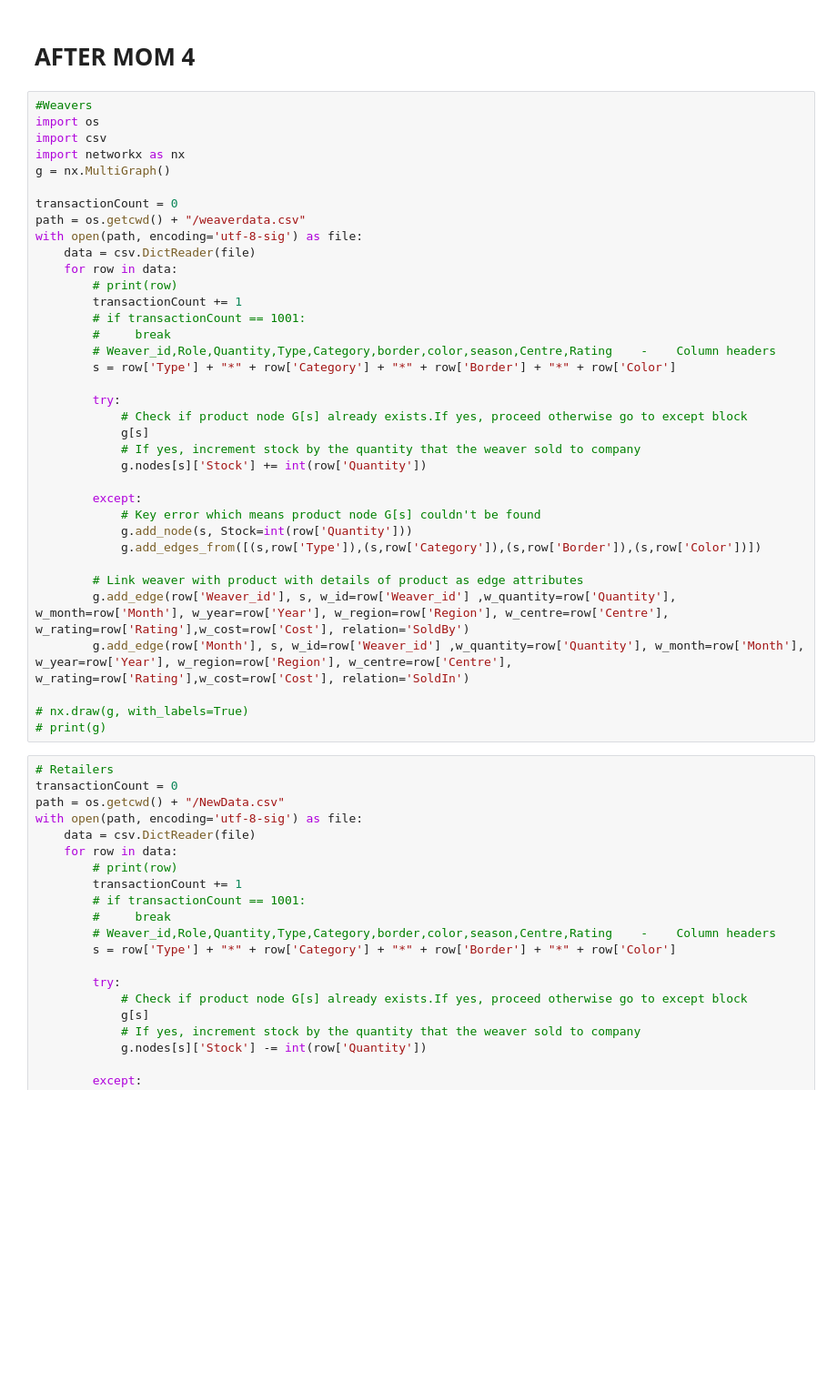
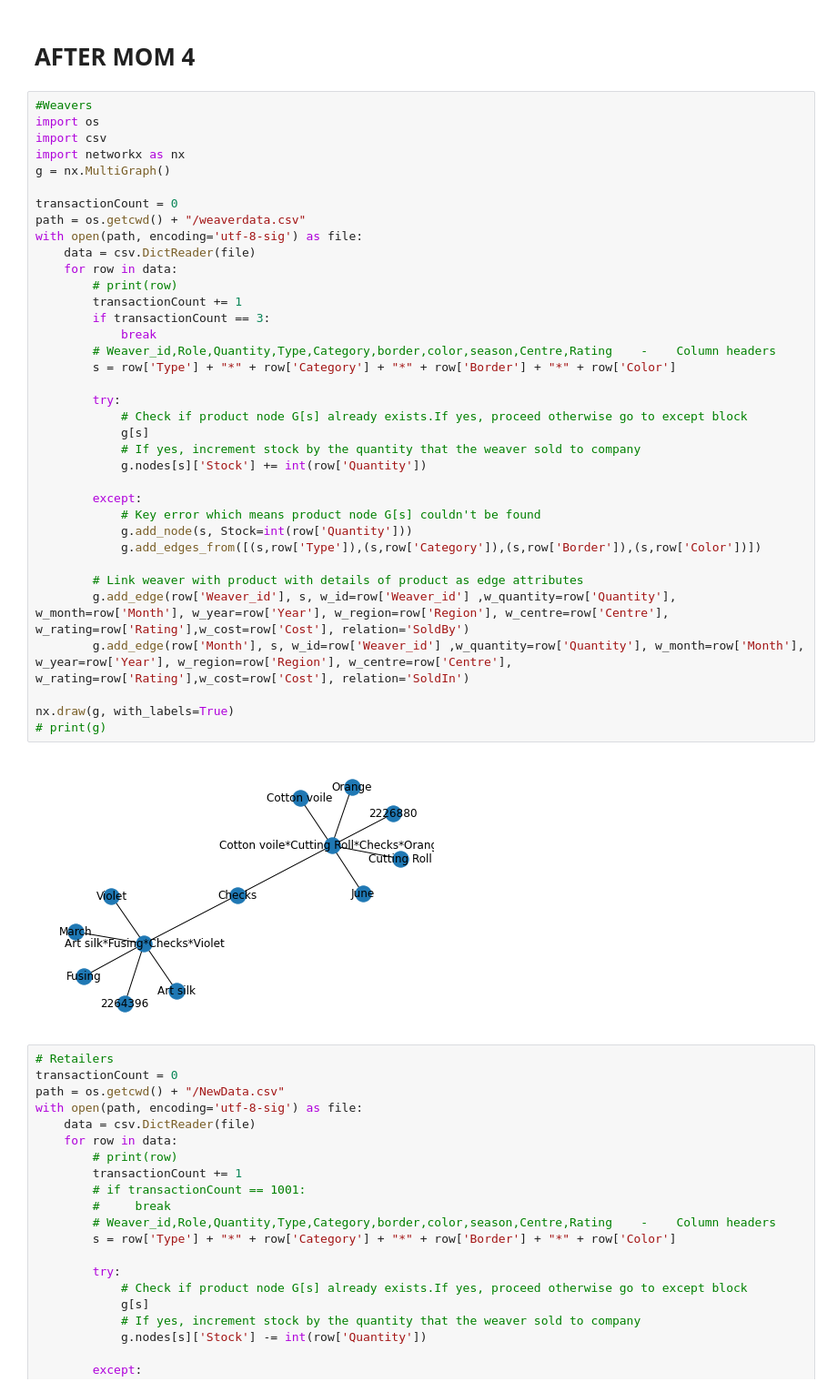
Before and after one commit to reshamandi/knowledgeGraph_Reshamandi, a Jupyter notebook: myworld/members/graph.ipynb, the cells around one changed output. Shown at 91% size. Cells and saved outputs as stored; diff of their text form; blank space fills up the shorter version.

```diff
--- a/myworld/members/graph.ipynb
+++ b/myworld/members/graph.ipynb
@@ -218,36 +218,38 @@ import os
 import csv
 import networkx as nx
 g = nx.MultiGraph()
 
 transactionCount = 0
 path = os.getcwd() + "/weaverdata.csv"
 with open(path, encoding='utf-8-sig') as file:
     data = csv.DictReader(file)
     for row in data:
         # print(row)
         transactionCount += 1
-        # if transactionCount == 1001:
-        #     break
+        if transactionCount == 3:
+            break
         # Weaver_id,Role,Quantity,Type,Category,border,color,season,Centre,Rating    -    Column headers
         s = row['Type'] + "*" + row['Category'] + "*" + row['Border'] + "*" + row['Color']
 
         try:
             # Check if product node G[s] already exists.If yes, proceed otherwise go to except block
             g[s]
             # If yes, increment stock by the quantity that the weaver sold to company
             g.nodes[s]['Stock'] += int(row['Quantity'])
 
         except:
             # Key error which means product node G[s] couldn't be found
             g.add_node(s, Stock=int(row['Quantity']))
             g.add_edges_from([(s,row['Type']),(s,row['Category']),(s,row['Border']),(s,row['Color'])])
 
         # Link weaver with product with details of product as edge attributes
         g.add_edge(row['Weaver_id'], s, w_id=row['Weaver_id'] ,w_quantity=row['Quantity'], w_month=row['Month'], w_year=row['Year'], w_region=row['Region'], w_centre=row['Centre'], w_rating=row['Rating'],w_cost=row['Cost'], relation='SoldBy')
         g.add_edge(row['Month'], s, w_id=row['Weaver_id'] ,w_quantity=row['Quantity'], w_month=row['Month'], w_year=row['Year'], w_region=row['Region'], w_centre=row['Centre'], w_rating=row['Rating'],w_cost=row['Cost'], relation='SoldIn')
 
-# nx.draw(g, with_labels=True)
+nx.draw(g, with_labels=True)
 # print(g)
+# %% [output]
+[figure, added]
 # %%
 # Retailers
 transactionCount = 0
```
Also changed, not shown: 2 other files.
